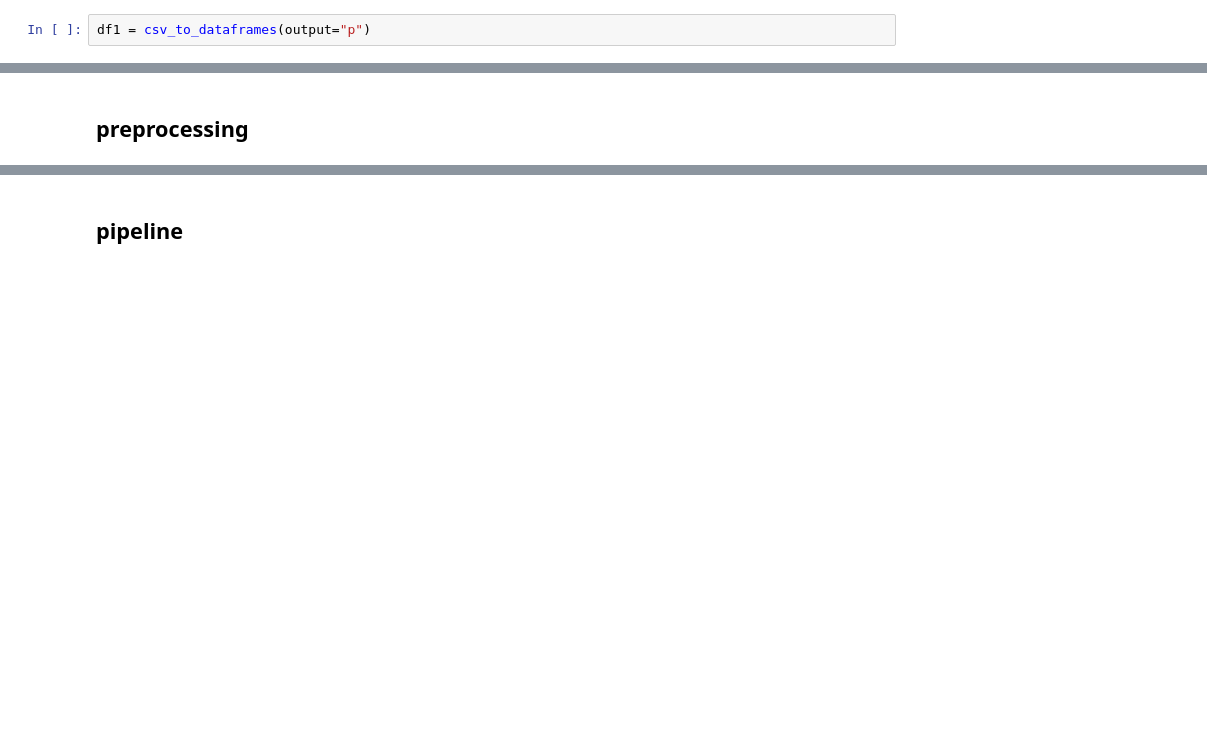
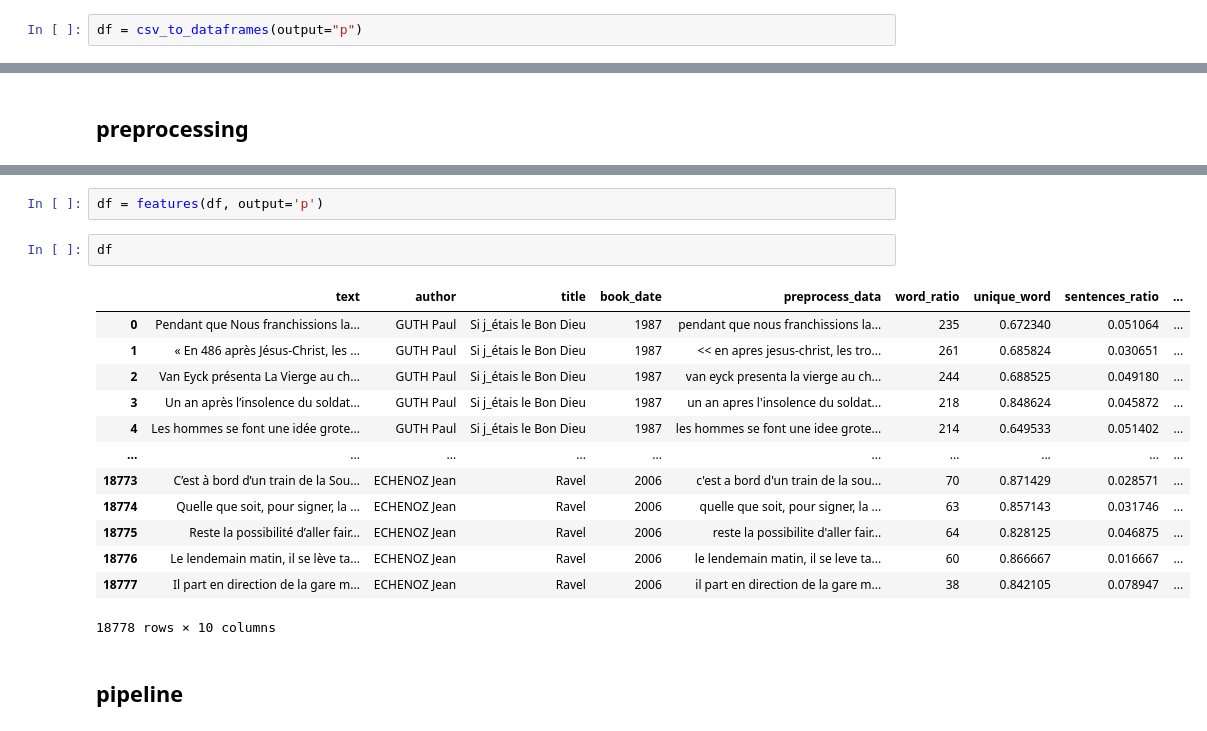
Before and after one commit to Cyr-dcx/author_style, a Jupyter notebook: notebooks/Cyrielle_functions.ipynb, the cells around one changed output, grey strips where cells are left out. Drawn from its saved outputs; the diff is of its cells as text; blank space fills up the shorter version.

```diff
--- a/notebooks/Cyrielle_functions.ipynb
+++ b/notebooks/Cyrielle_functions.ipynb
@@ -98,4 +98,4 @@ def csv_to_dataframes(output='ps'):
     if output == 'ps':
         return df_paragraphs, df_sentences
 # %%
-df1 = csv_to_dataframes(output="p")
+df = csv_to_dataframes(output="p")
@@ -191,3 +251,21 @@ def features(df):
+# %%
+df = features(df, output='p')
+# %%
+df
+# %% [output]
+|  | text | author | title | book_date | preprocess_data | word_ratio | unique_word | sentences_ratio | ... |
+| 0 | Pendant que Nous franchissions la... | GUTH Paul | Si j_étais le Bon Dieu | 1987 | pendant que nous franchissions la... | 235 | 0.672340 | 0.051064 | ... |
+| 1 | « En 486 après Jésus-Christ, les ... | GUTH Paul | Si j_étais le Bon Dieu | 1987 | << en apres jesus-christ, les tro... | 261 | 0.685824 | 0.030651 | ... |
+| 2 | Van Eyck présenta La Vierge au ch... | GUTH Paul | Si j_étais le Bon Dieu | 1987 | van eyck presenta la vierge au ch... | 244 | 0.688525 | 0.049180 | ... |
+| 3 | Un an après l’insolence du soldat... | GUTH Paul | Si j_étais le Bon Dieu | 1987 | un an apres l'insolence du soldat... | 218 | 0.848624 | 0.045872 | ... |
+| 4 | Les hommes se font une idée grote... | GUTH Paul | Si j_étais le Bon Dieu | 1987 | les hommes se font une idee grote... | 214 | 0.649533 | 0.051402 | ... |
+| ... | ... | ... | ... | ... | ... | ... | ... | ... | ... |
+| 18773 | C’est à bord d’un train de la Sou... | ECHENOZ Jean | Ravel | 2006 | c'est a bord d'un train de la sou... | 70 | 0.871429 | 0.028571 | ... |
+| 18774 | Quelle que soit, pour signer, la ... | ECHENOZ Jean | Ravel | 2006 | quelle que soit, pour signer, la ... | 63 | 0.857143 | 0.031746 | ... |
+| 18775 | Reste la possibilité d’aller fair... | ECHENOZ Jean | Ravel | 2006 | reste la possibilite d'aller fair... | 64 | 0.828125 | 0.046875 | ... |
+| 18776 | Le lendemain matin, il se lève ta... | ECHENOZ Jean | Ravel | 2006 | le lendemain matin, il se leve ta... | 60 | 0.866667 | 0.016667 | ... |
+| 18777 | Il part en direction de la gare m... | ECHENOZ Jean | Ravel | 2006 | il part en direction de la gare m... | 38 | 0.842105 | 0.078947 | ... |
+18778 rows × 10 columns
 # %% [markdown]
 ## pipeline
 # %%
```
Also changed, not shown: parts of 16 cells of this notebook.
